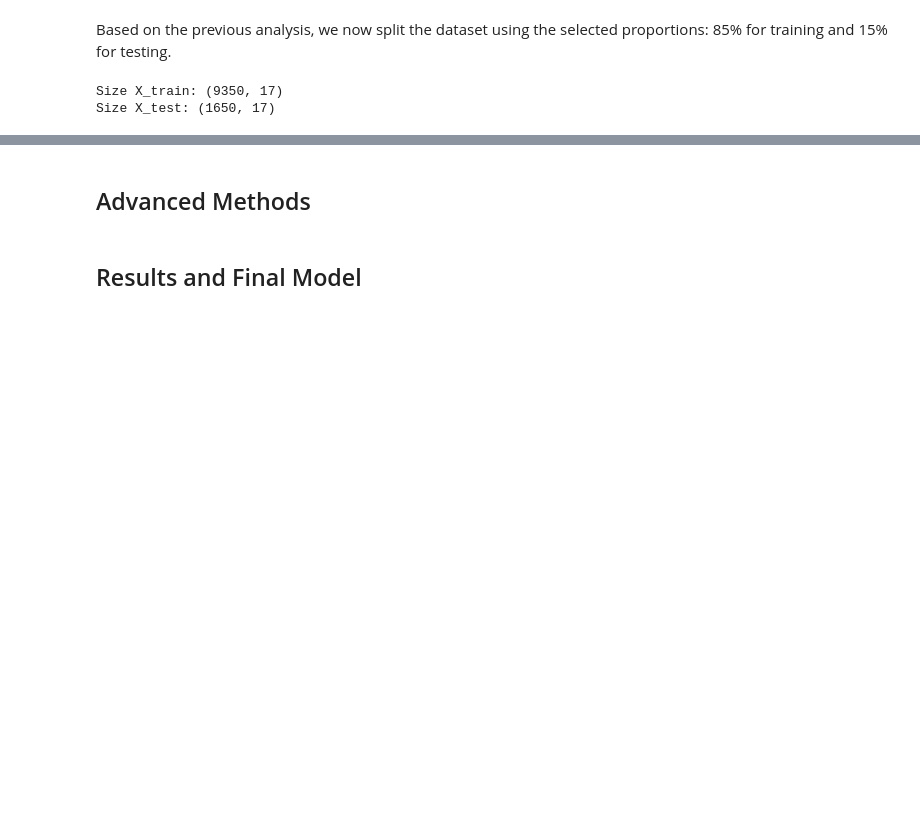
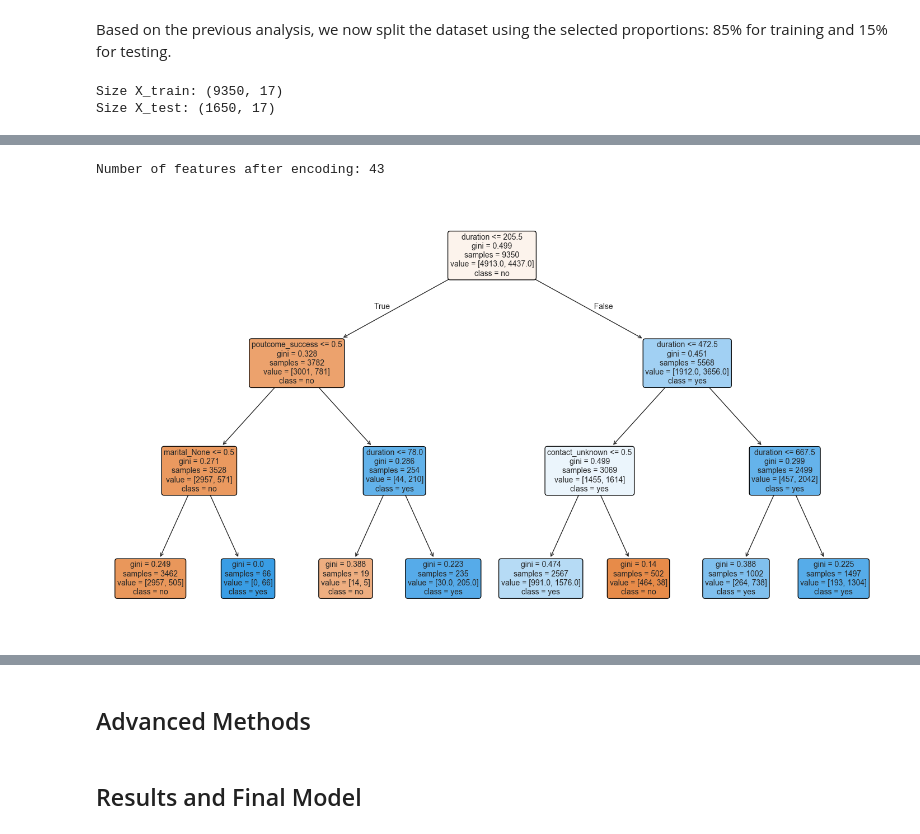
Before and after one commit to MiguelRamos9/TeamWorks, a Jupyter notebook: Big_Data_Intelligence/BDI_Assignment_training.ipynb, the cells around one changed output, grey strips where cells are left out. Drawn from its saved outputs; the diff is of its cells as text; code cells hidden in the pictures; blank space fills up the shorter version.

```diff
--- a/Big_Data_Intelligence/BDI_Assignment_training.ipynb
+++ b/Big_Data_Intelligence/BDI_Assignment_training.ipynb
@@ -443,0 +829,27 @@ Size X_test: (1650, 17)
+# %%
+# Numeric feature names (passed through unchanged)
+num_features = numeric_cols
+
+# Categorical feature names after One-Hot Encoding
+cat_encoder = shallow_tree_pipeline.named_steps['preprocess'].named_transformers_['cat']
+cat_features = cat_encoder.get_feature_names_out(categorical_cols)
+
+# Combine into a single list aligned with the transformed matrix
+feature_names = list(num_features) + list(cat_features)
+print("Number of features after encoding:", len(feature_names))
+
+# Ploting the shallow decision tree
+
+plt.figure(figsize=(18, 10))
+plot_tree(
+    shallow_tree_pipeline.named_steps['model'],
+    feature_names=feature_names,
+    class_names=['no', 'yes'],
+    filled=True,
+    rounded=True,
+    fontsize=10
+)
+plt.show()
+# %% [output]
+Number of features after encoding: 43
+[figure, added]
```
Also changed, not shown: parts of 31 cells of this notebook.
